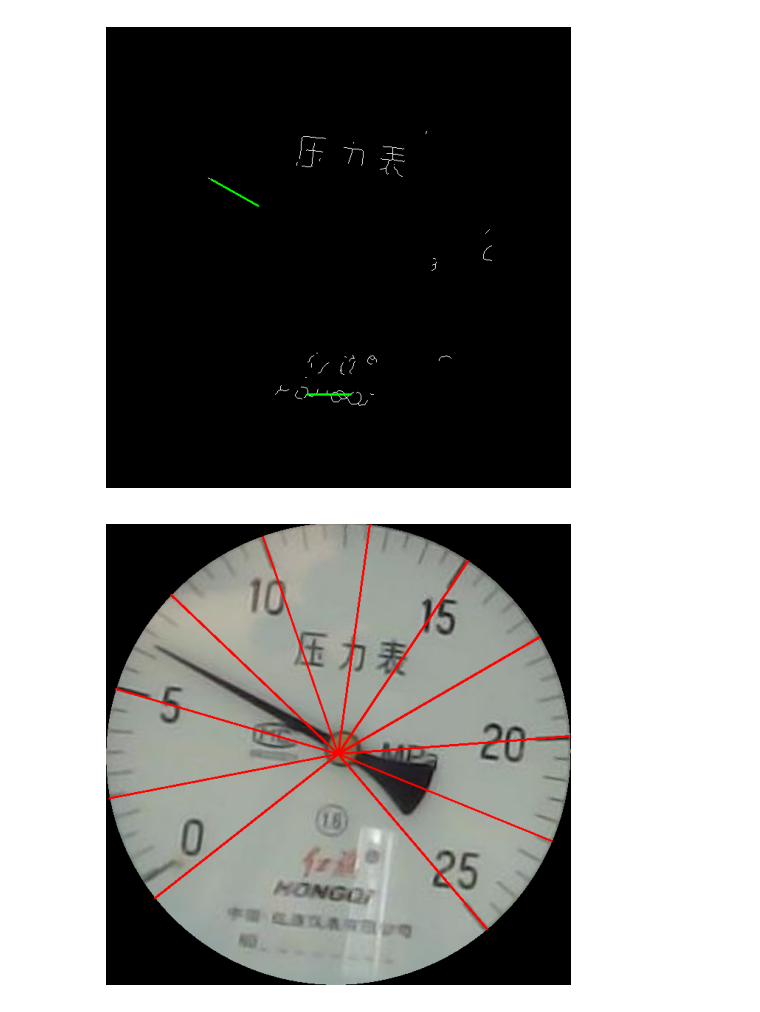
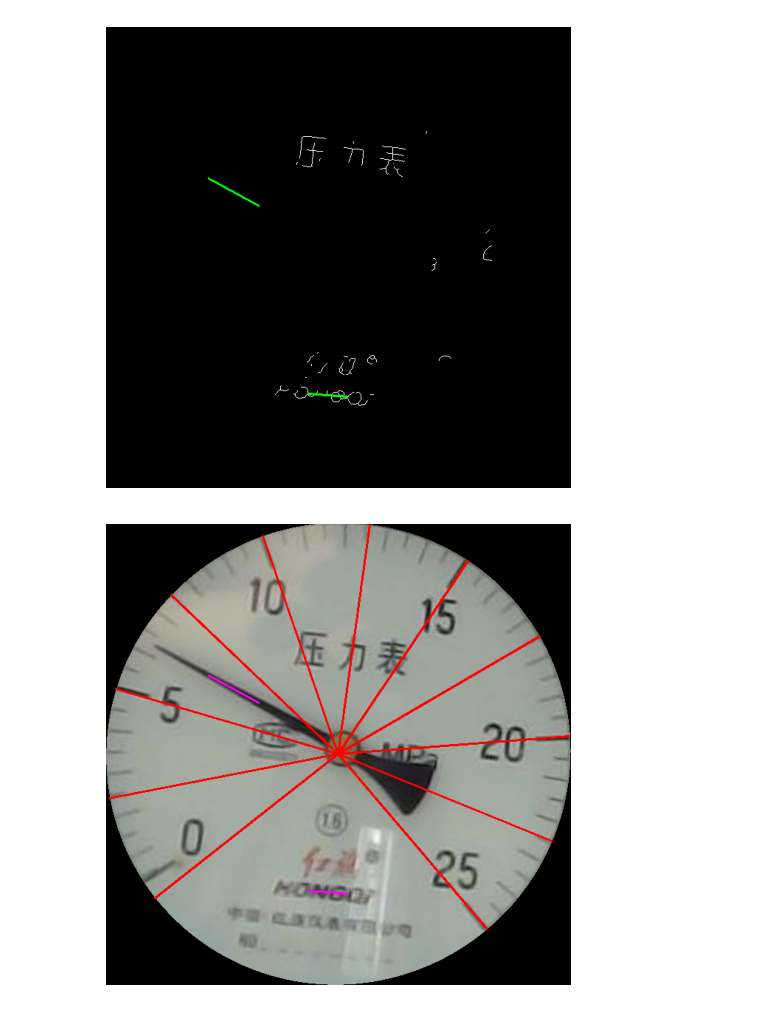
Before and after one commit to aoiJays/ai4clock, a Jupyter notebook: baseline4.ipynb, the cells around one changed output. Saved outputs shown, nothing was run; the diff lists cells and outputs as text; code cells hidden in the pictures.

```diff
--- a/baseline4.ipynb
+++ b/baseline4.ipynb
@@ -570,8 +574,10 @@ for i in range(len(res_line)):
 # %%
 found_img = work_img_with_masked.copy()
 for x, y in zip(x_small_correct, y_small_correct):
     found_img =  draw_segment(found_img, int(x0), int(y0), int(x), int(y), real_coordinate = True)
-
+for line in res_line:
+    x1, y1, x2, y2 = line
+    found_img =  draw_segment(found_img, x1, y1, x2, y2,color = (255, 0, 255),  real_coordinate = True)
 show_img(found_img)
 # %% [output]
-[figure, old version]
+[figure, new version]
```
Also changed, not shown: parts of 6 cells of this notebook, 1 other file.
